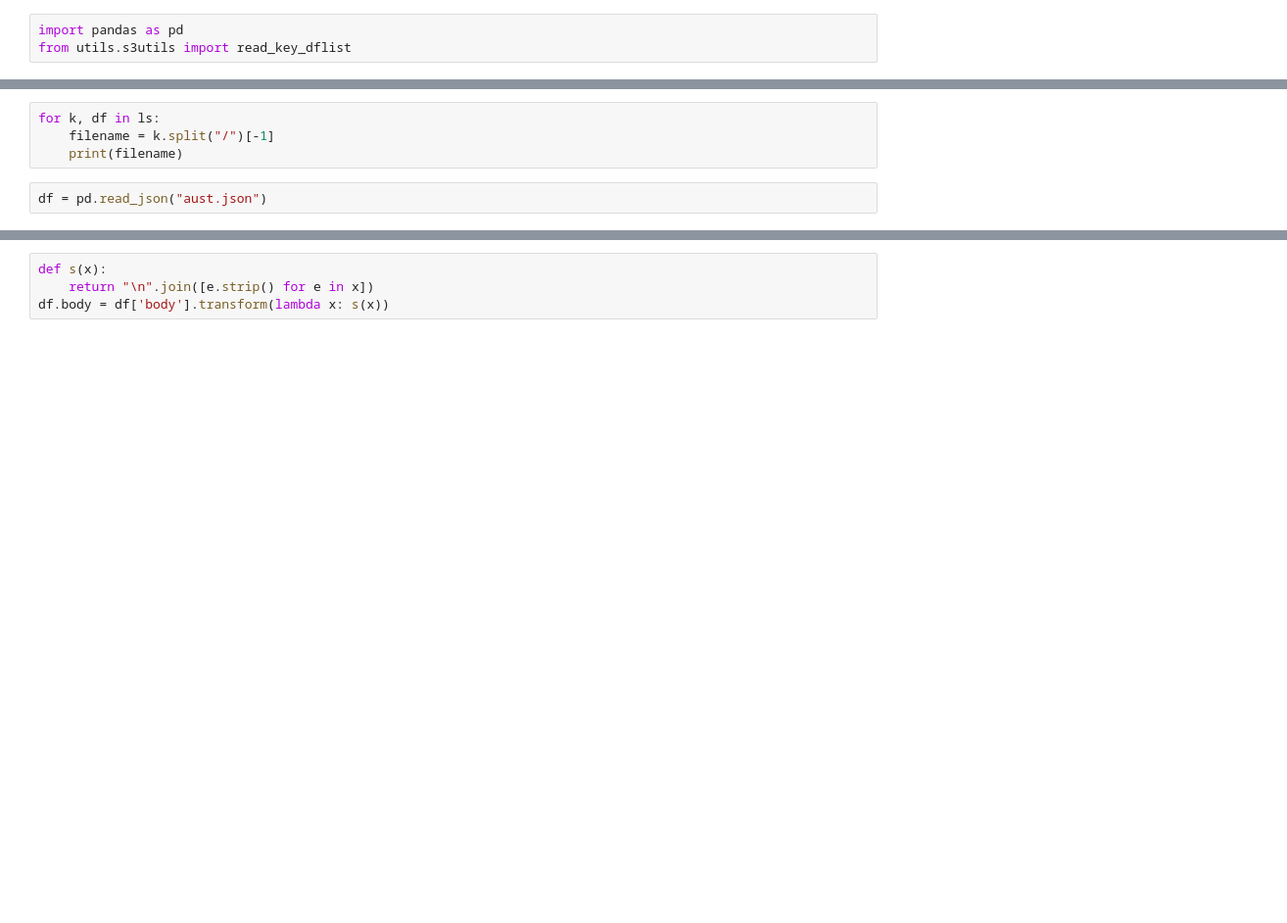
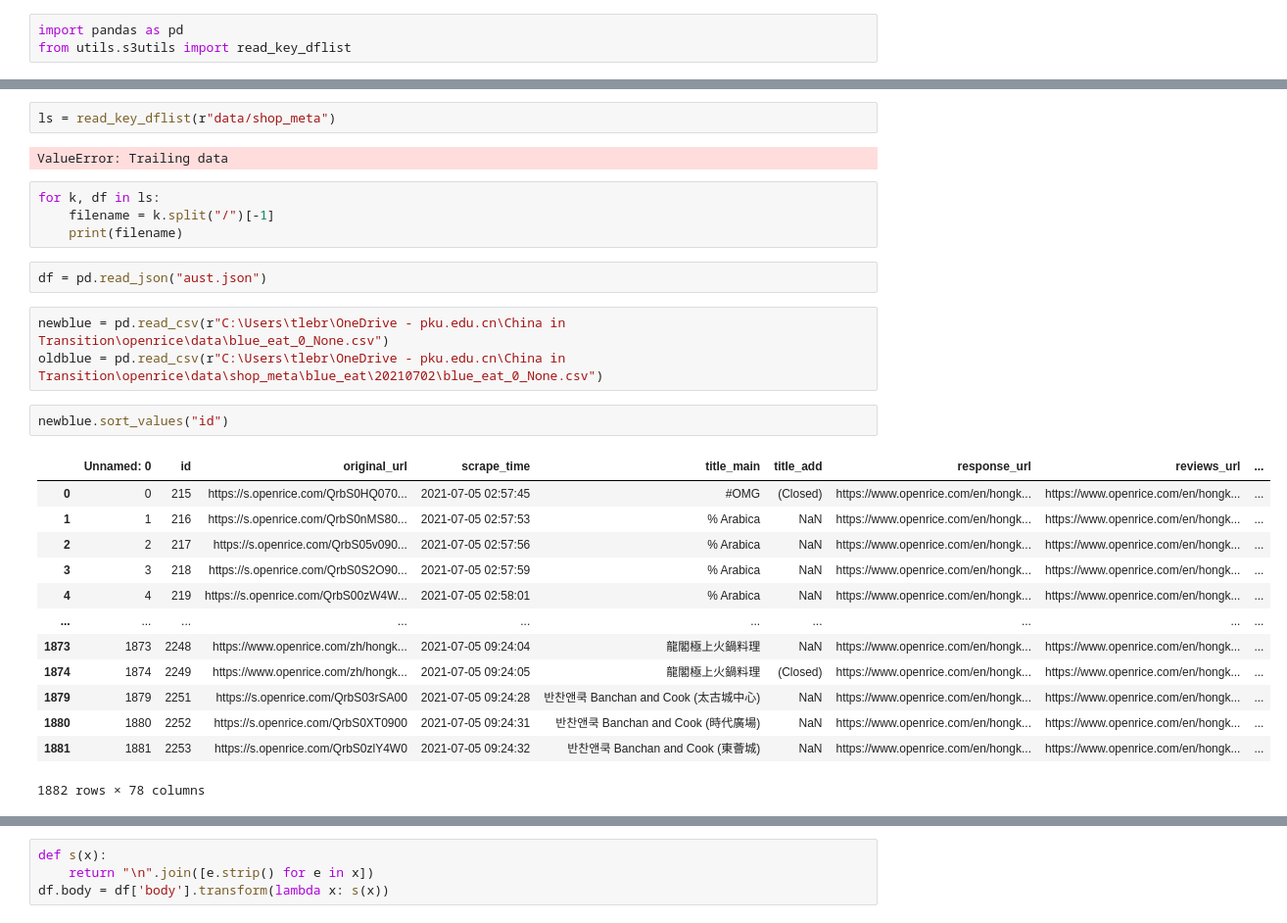
Before and after one commit to tlebryk/openrice, a Jupyter notebook: Untitled.ipynb, the cells around one changed output, grey strips where cells are left out. Shown at 98% size. Drawn from its saved outputs; the diff is of its cells as text; blank space fills up the shorter version.

```diff
--- a/Untitled.ipynb
+++ b/Untitled.ipynb
@@ -8,6 +4,29 @@ ParserError: Error tokenizing data. C error: Expected 36 fields in line 3, saw 3
-# %%
-for k, df in ls:
-    filename = k.split("/")[-1]
-    print(filename)
+# %%
+ls = read_key_dflist(r"data/shop_meta")
+# %% [output]
+ValueError: Trailing data
+# %%
+for k, df in ls:
+    filename = k.split("/")[-1]
+    print(filename)
 # %%
 df = pd.read_json("aust.json")
+# %%
+newblue = pd.read_csv(r"C:\Users\tlebr\OneDrive - pku.edu.cn\China in Transition\openrice\data\blue_eat_0_None.csv")
+oldblue = pd.read_csv(r"C:\Users\tlebr\OneDrive - pku.edu.cn\China in Transition\openrice\data\shop_meta\blue_eat\20210702\blue_eat_0_None.csv")
+# %%
+newblue.sort_values("id")
+# %% [output]
+|  | Unnamed: 0 | id | original_url | scrape_time | title_main | title_add | response_url | reviews_url | ... |
+| 0 | 0 | 215 | https://s.openrice.com/QrbS0HQ070... | 2021-07-05 02:57:45 | #OMG | (Closed) | https://www.openrice.com/en/hongk... | https://www.openrice.com/en/hongk... | ... |
+| 1 | 1 | 216 | https://s.openrice.com/QrbS0nMS80... | 2021-07-05 02:57:53 | % Arabica | NaN | https://www.openrice.com/en/hongk... | https://www.openrice.com/en/hongk... | ... |
+| 2 | 2 | 217 | https://s.openrice.com/QrbS05v090... | 2021-07-05 02:57:56 | % Arabica | NaN | https://www.openrice.com/en/hongk... | https://www.openrice.com/en/hongk... | ... |
+| 3 | 3 | 218 | https://s.openrice.com/QrbS0S2O90... | 2021-07-05 02:57:59 | % Arabica | NaN | https://www.openrice.com/en/hongk... | https://www.openrice.com/en/hongk... | ... |
+| 4 | 4 | 219 | https://s.openrice.com/QrbS00zW4W... | 2021-07-05 02:58:01 | % Arabica | NaN | https://www.openrice.com/en/hongk... | https://www.openrice.com/en/hongk... | ... |
+| ... | ... | ... | ... | ... | ... | ... | ... | ... | ... |
+| 1873 | 1873 | 2248 | https://www.openrice.com/zh/hongk... | 2021-07-05 09:24:04 | 龍閣極上火鍋料理 | NaN | https://www.openrice.com/en/hongk... | https://www.openrice.com/en/hongk... | ... |
+| 1874 | 1874 | 2249 | https://www.openrice.com/zh/hongk... | 2021-07-05 09:24:05 | 龍閣極上火鍋料理 | (Closed) | https://www.openrice.com/en/hongk... | https://www.openrice.com/en/hongk... | ... |
+| 1879 | 1879 | 2251 | https://s.openrice.com/QrbS03rSA00 | 2021-07-05 09:24:28 | 반찬앤쿡 Banchan and Cook (太古城中心) | NaN | https://www.openrice.com/en/hongk... | https://www.openrice.com/en/hongk... | ... |
+| 1880 | 1880 | 2252 | https://s.openrice.com/QrbS0XT0900 | 2021-07-05 09:24:31 | 반찬앤쿡 Banchan and Cook (時代廣場) | NaN | https://www.openrice.com/en/hongk... | https://www.openrice.com/en/hongk... | ... |
+| 1881 | 1881 | 2253 | https://s.openrice.com/QrbS0zlY4W0 | 2021-07-05 09:24:32 | 반찬앤쿡 Banchan and Cook (東薈城) | NaN | https://www.openrice.com/en/hongk... | https://www.openrice.com/en/hongk... | ... |
+1882 rows × 78 columns
```
Also changed, not shown: parts of 2 cells of this notebook, 3 other files.
